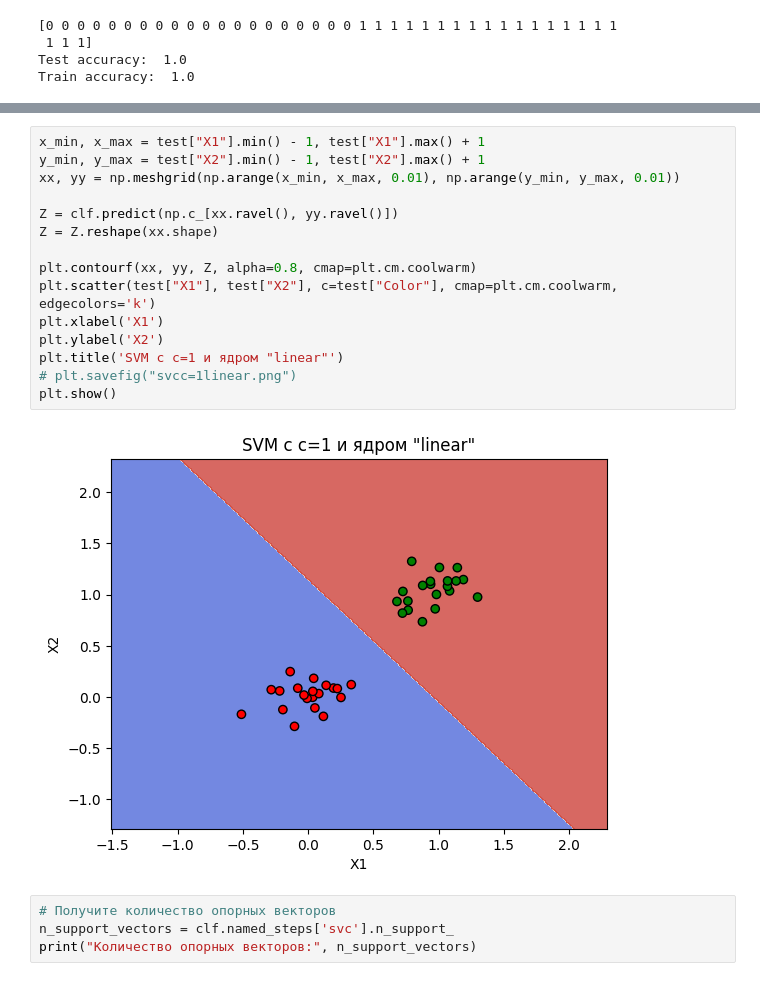
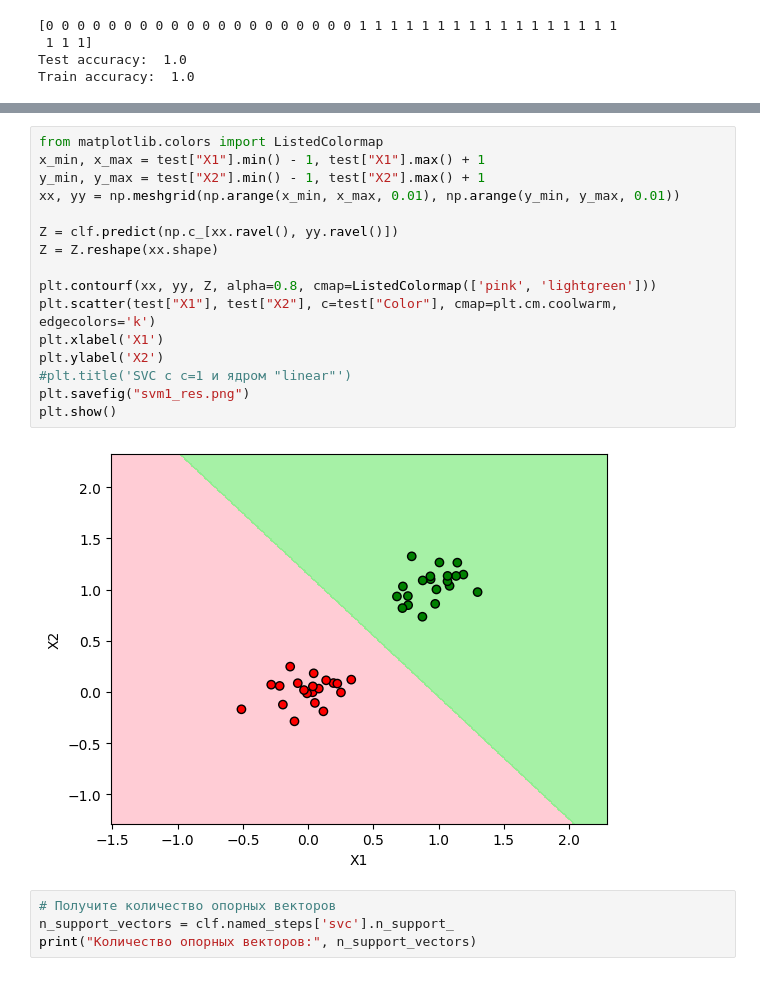
Before and after one commit to sleshworld/magistr_labs, a Jupyter notebook: 3_SVM/svm.ipynb, the cells around one changed output, grey strips where cells are left out. Saved outputs shown, nothing was run; the diff lists cells and outputs as text.

```diff
--- a/3_SVM/svm.ipynb
+++ b/3_SVM/svm.ipynb
@@ -97,20 +97,21 @@ Train accuracy:  1.0
 # %%
+from matplotlib.colors import ListedColormap
 x_min, x_max = test["X1"].min() - 1, test["X1"].max() + 1
 y_min, y_max = test["X2"].min() - 1, test["X2"].max() + 1
 xx, yy = np.meshgrid(np.arange(x_min, x_max, 0.01), np.arange(y_min, y_max, 0.01))
 
 Z = clf.predict(np.c_[xx.ravel(), yy.ravel()])
 Z = Z.reshape(xx.shape)
 
-plt.contourf(xx, yy, Z, alpha=0.8, cmap=plt.cm.coolwarm)
+plt.contourf(xx, yy, Z, alpha=0.8, cmap=ListedColormap(['pink', 'lightgreen']))
 plt.scatter(test["X1"], test["X2"], c=test["Color"], cmap=plt.cm.coolwarm, edgecolors='k')
 plt.xlabel('X1')
 plt.ylabel('X2')
-plt.title('SVM с c=1 и ядром "linear"')
-# plt.savefig("svcc=1linear.png")
+#plt.title('SVC с c=1 и ядром "linear"')
+plt.savefig("svm1_res.png")
 plt.show()
 # %% [output]
-[figure, old version]
+[figure, new version]
 # %%
 # Получите количество опорных векторов
 n_support_vectors = clf.named_steps['svc'].n_support_
```
Also changed, not shown: parts of 21 cells of this notebook, 27 other files.
